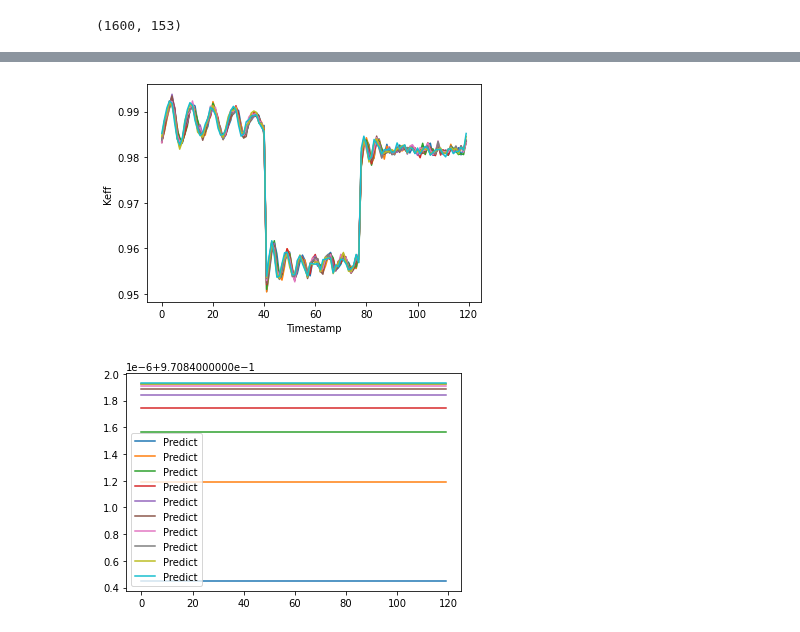
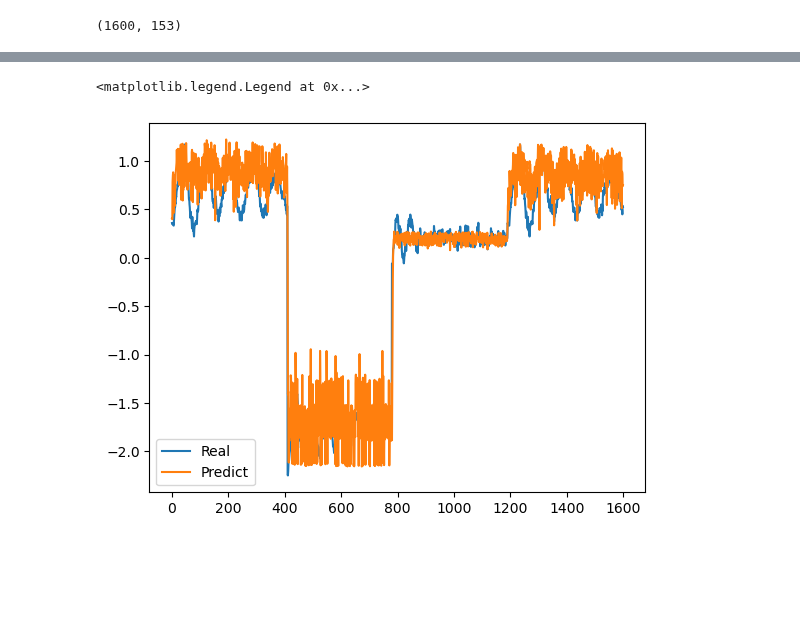
Before and after one commit to ChangyiYang/SimpleLSTM, a Jupyter notebook: GeneralLSTM.ipynb, the cells around one changed output, grey strips where cells are left out. Saved outputs shown, nothing was run; the diff lists cells and outputs as text; code cells hidden in the pictures; blank space fills up the shorter version.

```diff
--- a/GeneralLSTM.ipynb
+++ b/GeneralLSTM.ipynb
@@ -300,7 +303,8 @@ train_parameters = {
     'batch_size':16,
     'optimizer' : optim.Adam(**optimizer_parameters),
     'loss_fn' : nn.MSELoss(),
-    'print_out_frequency': 20
+    'print_out_frequency': 20,
+    'shuffle' : False
 
 }
 
@@ -321,53 +325,16 @@ Training is finished, the final loss is 0.00012041819054489717
-# %%
-import torch
-from torch.utils.data import DataLoader
-import matplotlib.pyplot as plt
-
-# Assuming you have a DataSet object called 'training_set' and a trained model called 'model'
-training_set = training_data
-# Step 1: Create a DataLoader from your DataSet object
-batch_size = 16  # Adjust this value based on your model's input requirements
-train_loader = DataLoader(training_set, batch_size=batch_size, shuffle=False)
-
-# Step 2 & 3: Iterate through the DataLoader and collect predictions and true labels
-predictions = []
-true_labels = []
-
-model.eval()  # Set the model to evaluation mode
-with torch.no_grad():  # Disable gradient calculation
-    for inputs, labels in train_loader:
-        # Pass the input data to the trained model and collect the predictions
-        preds = model(inputs)
-        predictions.extend(preds.squeeze().tolist())
-        true_labels.extend(labels.squeeze().tolist())
-
-# Step 4: Plot the predictions and true labels for comparison
-plt.figure()
-plt.xlabel('Timestamp')
-plt.ylabel('Keff')
-plt.plot(true_labels, label="Real")
-plt.figure()
-plt.plot(predictions, label="Predict")
-plt.legend()
-plt.show()
-# %% [output]
-[figure, removed]
-[figure, removed]
 # %%
-# visualize the training output
-def show(data, model):
-    import matplotlib.pyplot as plt
+# view all data together in a standarlized way
+import matplotlib.pyplot as plt
 
 
-    X = (torch.tensor(data.unshaped_data.reshape(16, 10,))).double()
-
-    y = (torch.tensor(data.unshaped_labels)).double()
+X = (torch.tensor(data[:,:-1])).double()
+y = (torch.tensor(data[:,-1:])).double()
 
 
-    plt.figure()
-    plt.xlabel('Timestamp')
-    plt.ylabel('Keff')
-    plt.plot(y, label = "Real")
-    plt.plot(model(X).detach().numpy(), label = "Predict")
-    print(model(X).detach().numpy())
-    plt.legend()
+plt.figure()
+plt.plot(y, label = "Real")
+plt.plot(model(X).detach().numpy(), label = "Predict")
+plt.legend()
+# %% [output]
+<matplotlib.legend.Legend at 0x...>
+[figure, added]
```
Also changed, not shown: parts of 17 cells of this notebook, 5 other files.
